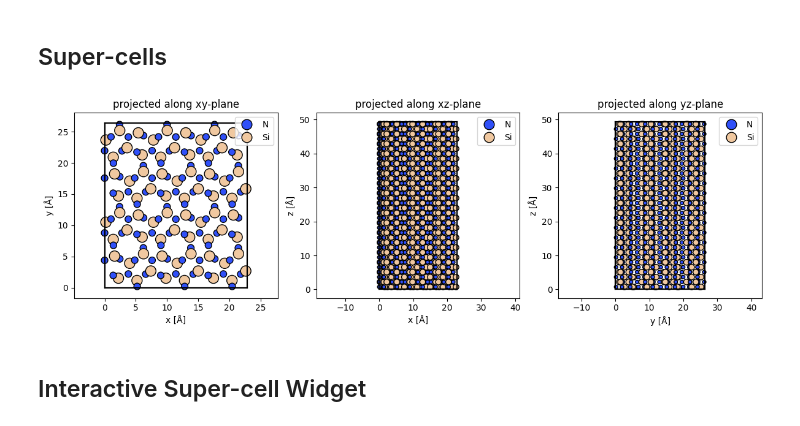
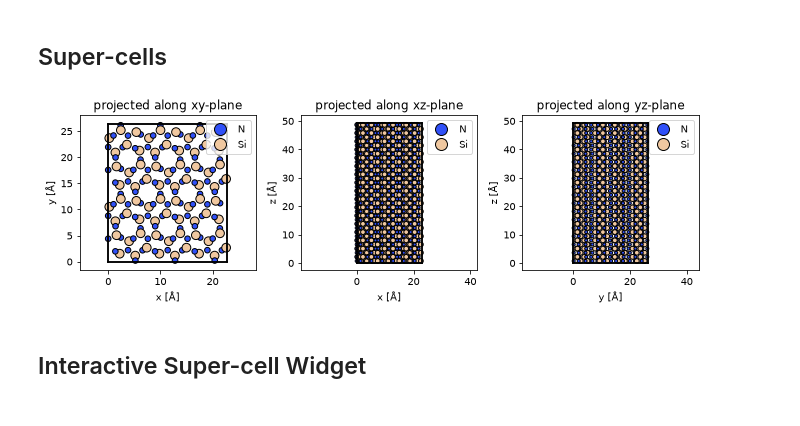
Before and after one commit to curiousbeams/workshop-20260810-iucr-4dstem, a Jupyter notebook: notebooks/02.atomic-models.ipynb, the cells around one changed output. Saved outputs shown, nothing was run; the diff lists cells and outputs as text; code cells hidden in the pictures.

```diff
--- a/notebooks/02.atomic-models.ipynb
+++ b/notebooks/02.atomic-models.ipynb
@@ -68,25 +68,26 @@ fig
 # %%
 #| label: app:super_cell_projections
 
 Si3N4_orthorhombic = abtem.orthogonalize_cell(Si3N4_crystal)
 Si3N4_orthorhombic *= (3,2,17)
 
 with plt.ioff():
-    fig, axs = plt.subplots(1,3,figsize=(12,4))
+    dpi = 72
+    fig, axs = plt.subplots(1,3,figsize=(675/dpi, 225/dpi), dpi=dpi)
 
 for ax, plane in zip(axs,['xy','xz','yz']):
     abtem.show_atoms(
         Si3N4_orthorhombic,
         plane=plane,
         title=f"projected along {plane}-plane",
         ax=ax,
         legend=True,
     )
 
 fig.tight_layout()
 fig
 # %% [output]
-[figure, old version]
+[figure, new version]
 # %% [markdown]
 ## Interactive Super-cell Widget
 # %%
```
Also changed, not shown: parts of 1 cell of this notebook, 3 other files.
